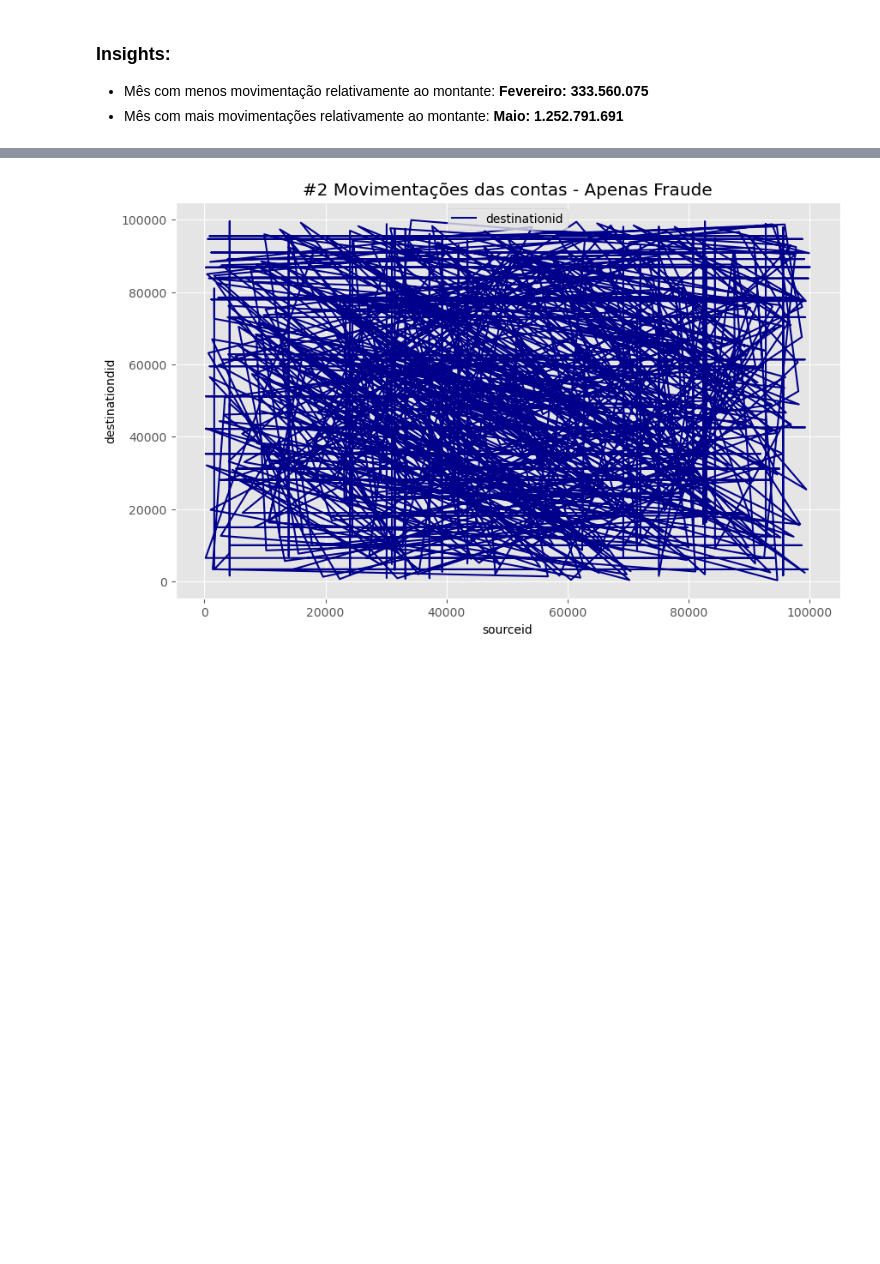
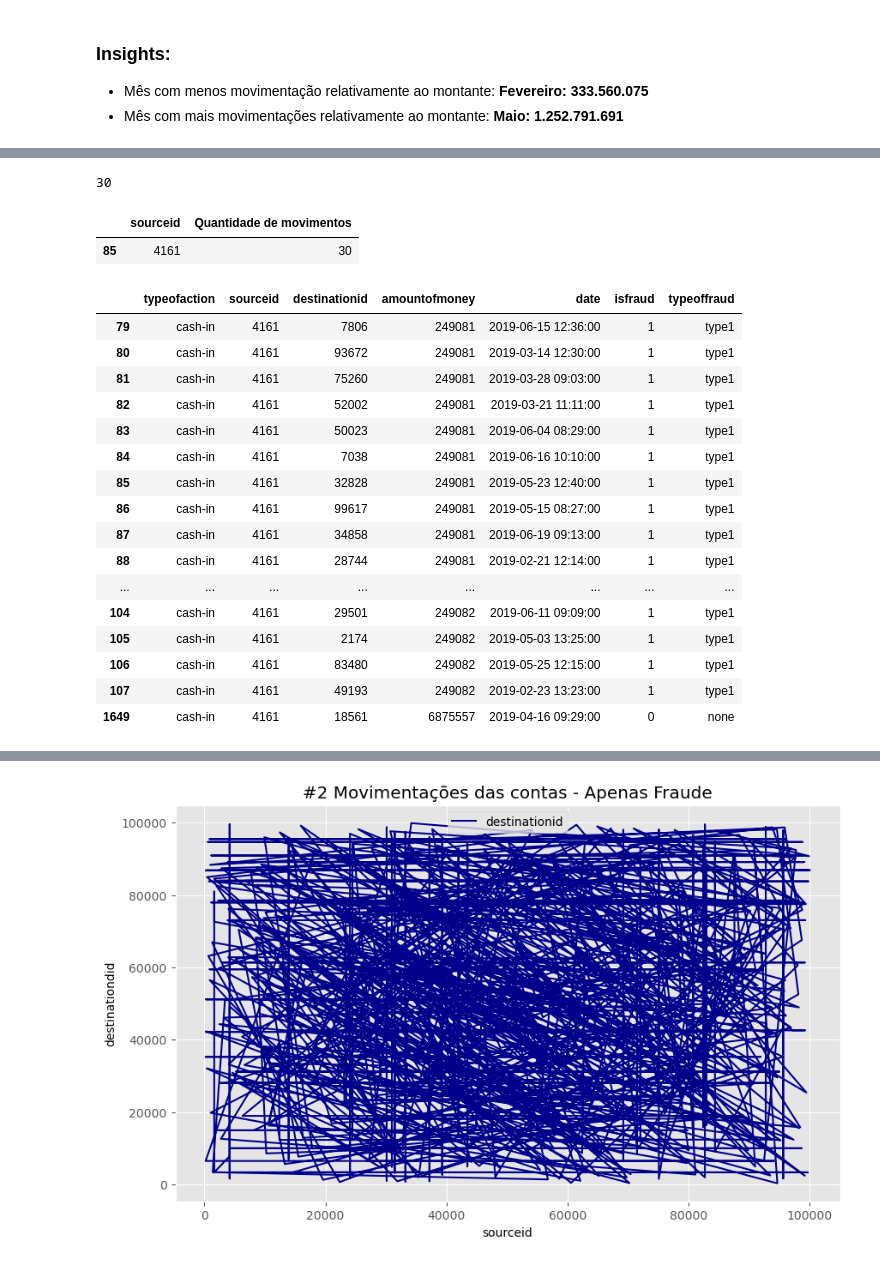
Before and after one commit to kevinTohounke/trabalhoDeConclusaoDeCurso, a Jupyter notebook: Money_laundering.ipynb, the cells around one changed output, grey strips where cells are left out. Drawn from its saved outputs; the diff is of its cells as text; code cells hidden in the pictures; blank space fills up the shorter version.

```diff
--- a/Money_laundering.ipynb
+++ b/Money_laundering.ipynb
@@ -190,0 +220,33 @@ plt.show()
+# %%
+#Verificar conta origem com mais movimentações
+_conta = df.groupby('sourceid').size().reset_index(name='Quantidade de movimentos')
+_conta['Quantidade de movimentos'].max()
+# %% [output]
+30
+# %%
+__conta = _conta[_conta['Quantidade de movimentos'] == 30 ]
+__conta
+# %% [output]
+|  | sourceid | Quantidade de movimentos |
+| 85 | 4161 | 30 |
+# %%
+__df = df[df['sourceid']==4161]
+__df
+# %% [output]
+|  | typeofaction | sourceid | destinationid | amountofmoney | date | isfraud | typeoffraud |
+| 79 | cash-in | 4161 | 7806 | 249081 | 2019-06-15 12:36:00 | 1 | type1 |
+| 80 | cash-in | 4161 | 93672 | 249081 | 2019-03-14 12:30:00 | 1 | type1 |
+| 81 | cash-in | 4161 | 75260 | 249081 | 2019-03-28 09:03:00 | 1 | type1 |
+| 82 | cash-in | 4161 | 52002 | 249081 | 2019-03-21 11:11:00 | 1 | type1 |
+| 83 | cash-in | 4161 | 50023 | 249081 | 2019-06-04 08:29:00 | 1 | type1 |
+| 84 | cash-in | 4161 | 7038 | 249081 | 2019-06-16 10:10:00 | 1 | type1 |
+| 85 | cash-in | 4161 | 32828 | 249081 | 2019-05-23 12:40:00 | 1 | type1 |
+| 86 | cash-in | 4161 | 99617 | 249081 | 2019-05-15 08:27:00 | 1 | type1 |
+| 87 | cash-in | 4161 | 34858 | 249081 | 2019-06-19 09:13:00 | 1 | type1 |
+| 88 | cash-in | 4161 | 28744 | 249081 | 2019-02-21 12:14:00 | 1 | type1 |
+| ... | ... | ... | ... | ... | ... | ... | ... |
+| 104 | cash-in | 4161 | 29501 | 249082 | 2019-06-11 09:09:00 | 1 | type1 |
+| 105 | cash-in | 4161 | 2174 | 249082 | 2019-05-03 13:25:00 | 1 | type1 |
+| 106 | cash-in | 4161 | 83480 | 249082 | 2019-05-25 12:15:00 | 1 | type1 |
+| 107 | cash-in | 4161 | 49193 | 249082 | 2019-02-23 13:23:00 | 1 | type1 |
+| 1649 | cash-in | 4161 | 18561 | 6875557 | 2019-04-16 09:29:00 | 0 | none |
```
Also changed, not shown: parts of 11 cells of this notebook.
